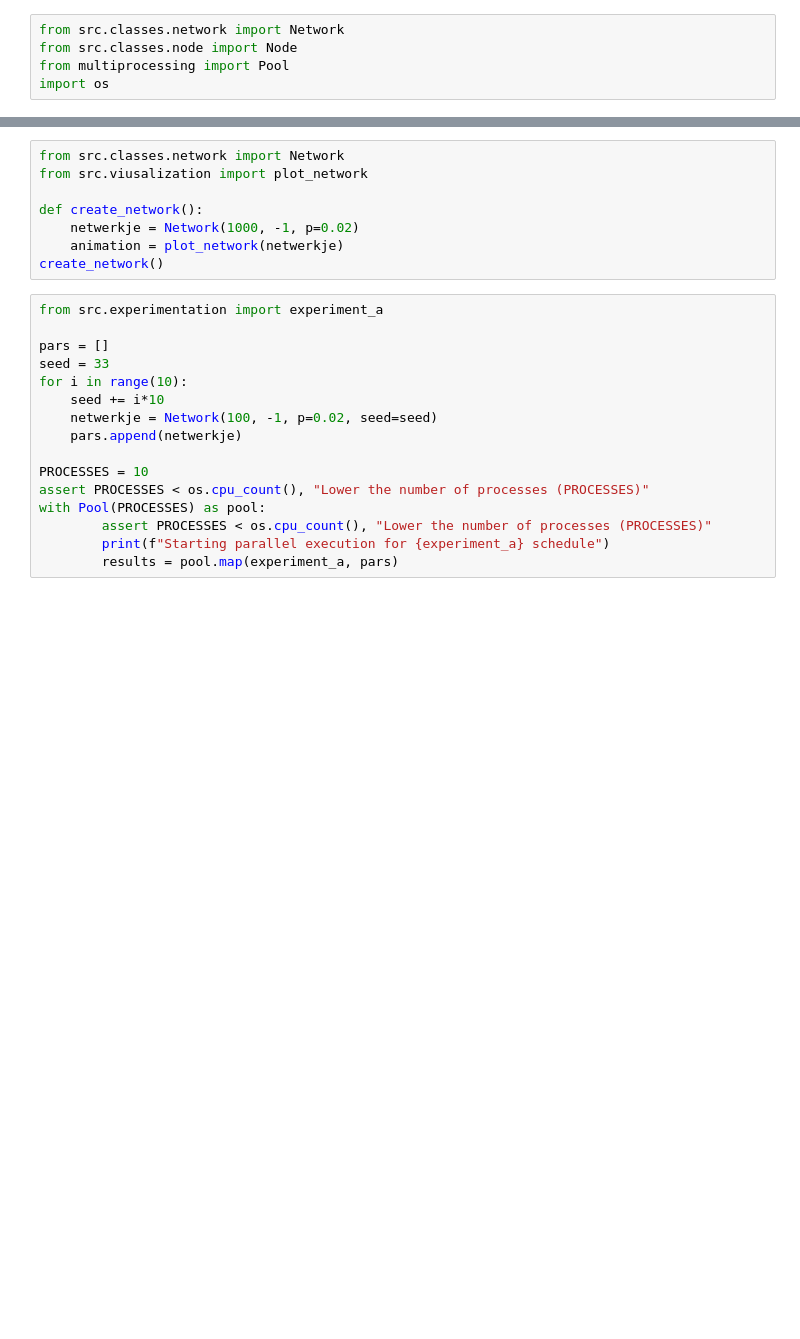
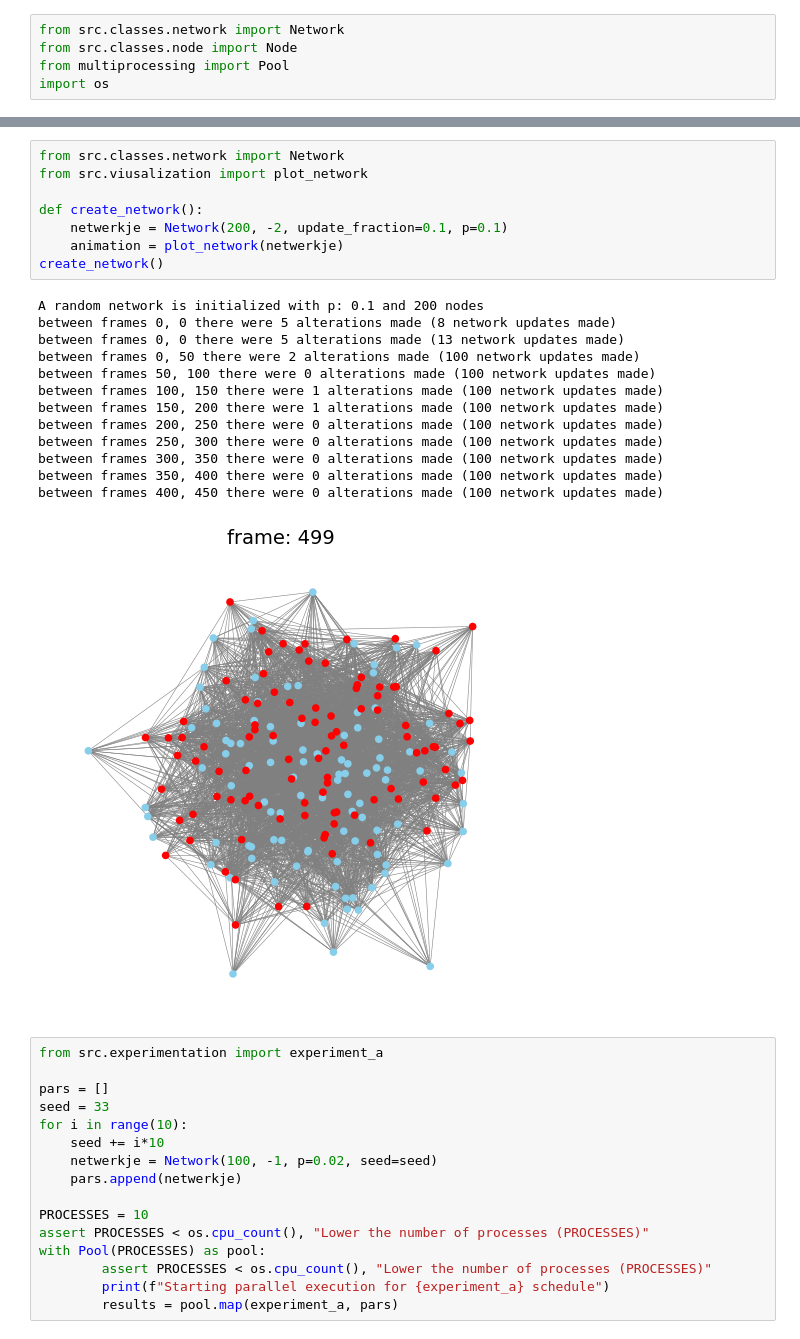
Before and after one commit to salomepoulain/complex_systems_networked, a Jupyter notebook: main.ipynb, the cells around one changed output, grey strips where cells are left out. Saved outputs shown, nothing was run; the diff lists cells and outputs as text; blank space fills up the shorter version.

```diff
--- a/main.ipynb
+++ b/main.ipynb
@@ -25,11 +25,25 @@ A random network is initialized with p: 0.2 and 200 nodes
 # %%
 from src.classes.network import Network
 from src.viusalization import plot_network
 
 def create_network():
-    netwerkje = Network(1000, -1, p=0.02)
+    netwerkje = Network(200, -2, update_fraction=0.1, p=0.1)
     animation = plot_network(netwerkje)
 create_network()
+# %% [output]
+A random network is initialized with p: 0.1 and 200 nodes
+between frames 0, 0 there were 5 alterations made (8 network updates made)
+between frames 0, 0 there were 5 alterations made (13 network updates made)
+between frames 0, 50 there were 2 alterations made (100 network updates made)
+between frames 50, 100 there were 0 alterations made (100 network updates made)
+between frames 100, 150 there were 1 alterations made (100 network updates made)
+between frames 150, 200 there were 1 alterations made (100 network updates made)
+between frames 200, 250 there were 0 alterations made (100 network updates made)
+between frames 250, 300 there were 0 alterations made (100 network updates made)
+between frames 300, 350 there were 0 alterations made (100 network updates made)
+between frames 350, 400 there were 0 alterations made (100 network updates made)
+between frames 400, 450 there were 0 alterations made (100 network updates made)
+[figure, added]
 # %%
 from src.experimentation import experiment_a
 
```
Also changed, not shown: parts of 1 cell of this notebook.
